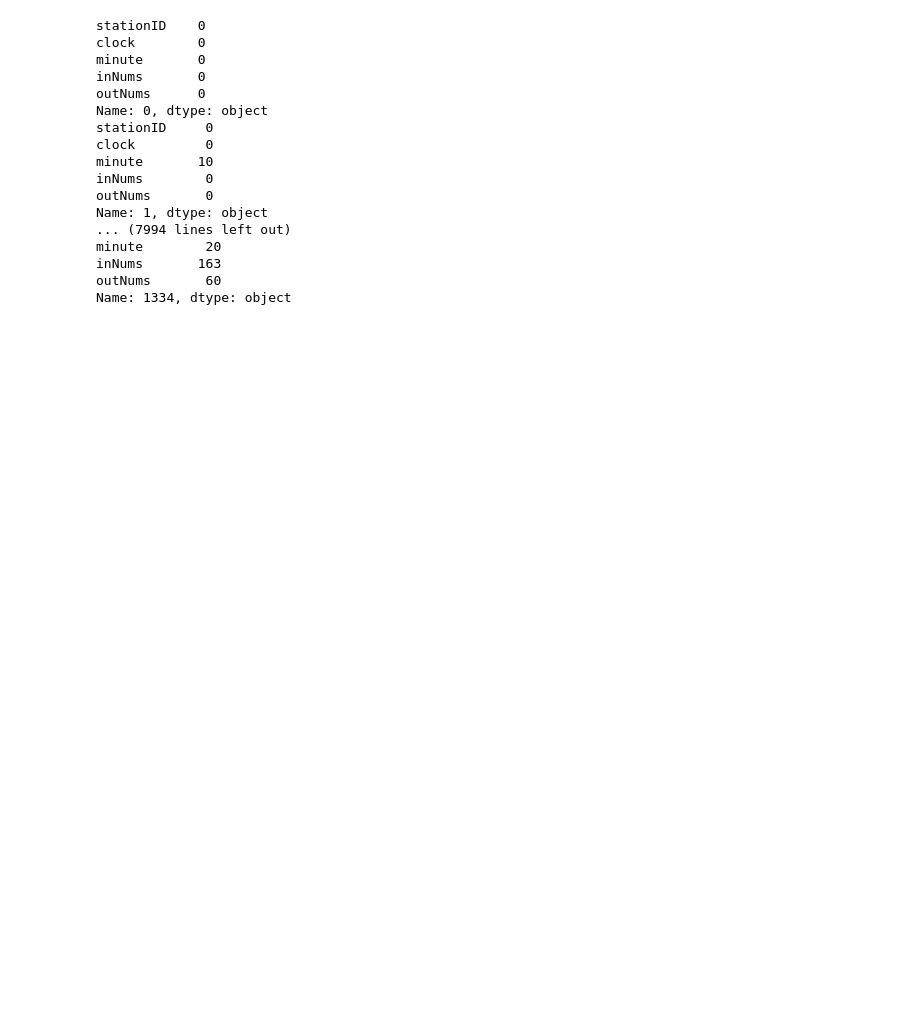
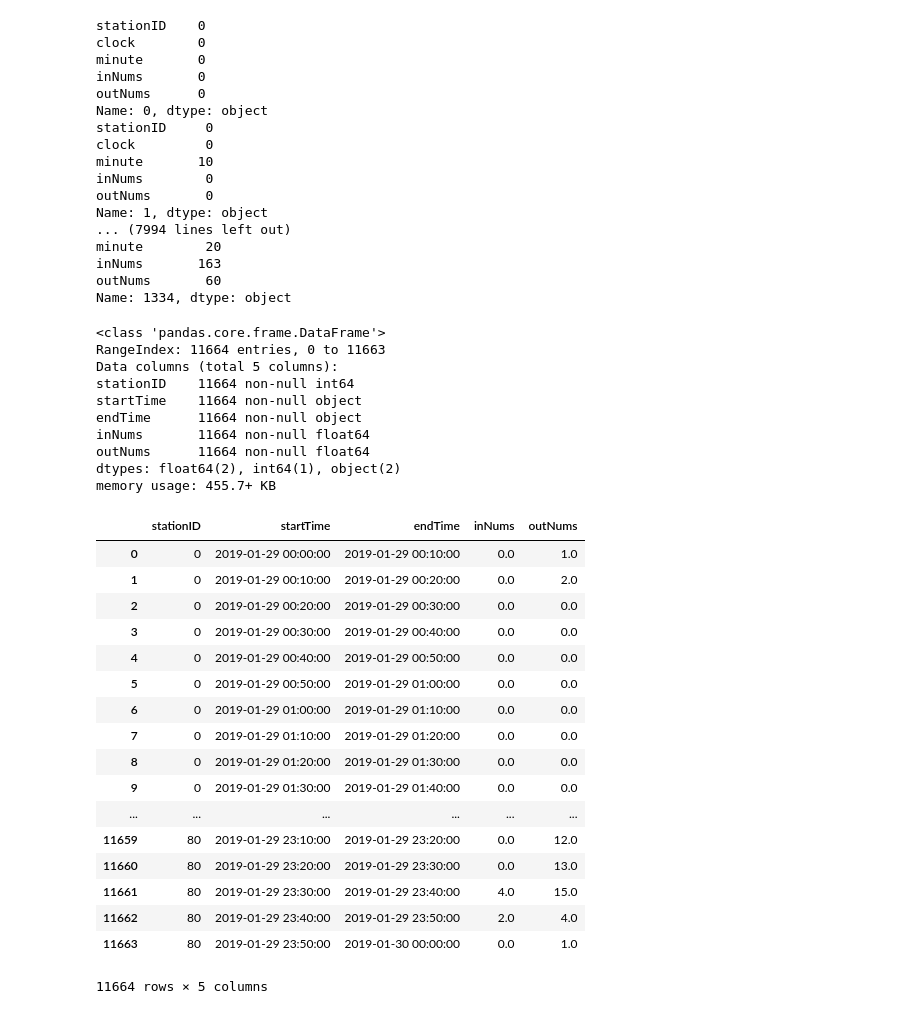
Before and after one commit to JingwangLi/Mobike, a Jupyter notebook: Metro.ipynb, the cells around one changed output. Cells and saved outputs as stored; diff of their text form; code cells hidden in the pictures; blank space fills up the shorter version.

```diff
--- a/Metro.ipynb
+++ b/Metro.ipynb
@@ -42,3 +42,44 @@ minute        20
 inNums       163
 outNums       60
 Name: 1334, dtype: object
+# %%
+import os
+import numpy as np
+import pandas as pd
+test_path = 'D:\\data\\Metro\\Metro_testA\\'
+submit = pd.read_csv(test_path + "testA_submit_2019-01-29.csv")
+result = pd.read_csv(test_path + "result.csv")
+submit['inNums'] = result['inNums'] + 0.0
+submit['outNums'] = result['outNums'] + 0.0
+submit.info()
+submit.to_csv("testA_submit_2019-01-xx.csv", index=False, encoding='utf8')
+submit
+# %% [output]
+<class 'pandas.core.frame.DataFrame'>
+RangeIndex: 11664 entries, 0 to 11663
+Data columns (total 5 columns):
+stationID    11664 non-null int64
+startTime    11664 non-null object
+endTime      11664 non-null object
+inNums       11664 non-null float64
+outNums      11664 non-null float64
+dtypes: float64(2), int64(1), object(2)
+memory usage: 455.7+ KB
+|  | stationID | startTime | endTime | inNums | outNums |
+| 0 | 0 | 2019-01-29 00:00:00 | 2019-01-29 00:10:00 | 0.0 | 1.0 |
+| 1 | 0 | 2019-01-29 00:10:00 | 2019-01-29 00:20:00 | 0.0 | 2.0 |
+| 2 | 0 | 2019-01-29 00:20:00 | 2019-01-29 00:30:00 | 0.0 | 0.0 |
+| 3 | 0 | 2019-01-29 00:30:00 | 2019-01-29 00:40:00 | 0.0 | 0.0 |
+| 4 | 0 | 2019-01-29 00:40:00 | 2019-01-29 00:50:00 | 0.0 | 0.0 |
+| 5 | 0 | 2019-01-29 00:50:00 | 2019-01-29 01:00:00 | 0.0 | 0.0 |
+| 6 | 0 | 2019-01-29 01:00:00 | 2019-01-29 01:10:00 | 0.0 | 0.0 |
+| 7 | 0 | 2019-01-29 01:10:00 | 2019-01-29 01:20:00 | 0.0 | 0.0 |
+| 8 | 0 | 2019-01-29 01:20:00 | 2019-01-29 01:30:00 | 0.0 | 0.0 |
+| 9 | 0 | 2019-01-29 01:30:00 | 2019-01-29 01:40:00 | 0.0 | 0.0 |
+| ... | ... | ... | ... | ... | ... |
+| 11659 | 80 | 2019-01-29 23:10:00 | 2019-01-29 23:20:00 | 0.0 | 12.0 |
+| 11660 | 80 | 2019-01-29 23:20:00 | 2019-01-29 23:30:00 | 0.0 | 13.0 |
+| 11661 | 80 | 2019-01-29 23:30:00 | 2019-01-29 23:40:00 | 4.0 | 15.0 |
+| 11662 | 80 | 2019-01-29 23:40:00 | 2019-01-29 23:50:00 | 2.0 | 4.0 |
+| 11663 | 80 | 2019-01-29 23:50:00 | 2019-01-30 00:00:00 | 0.0 | 1.0 |
+11664 rows × 5 columns
```
